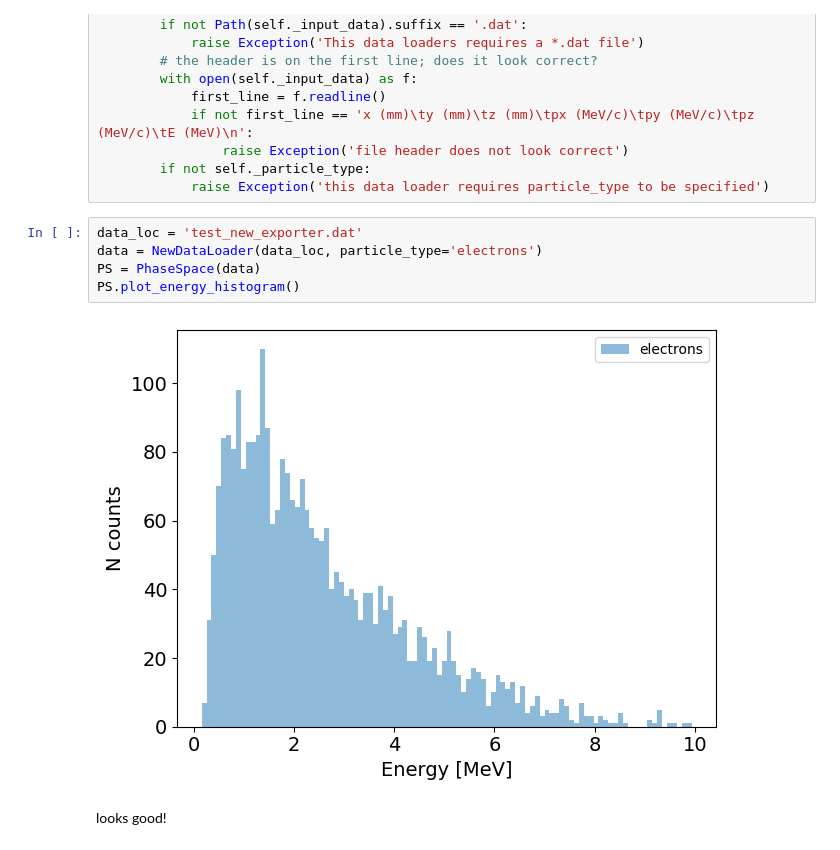
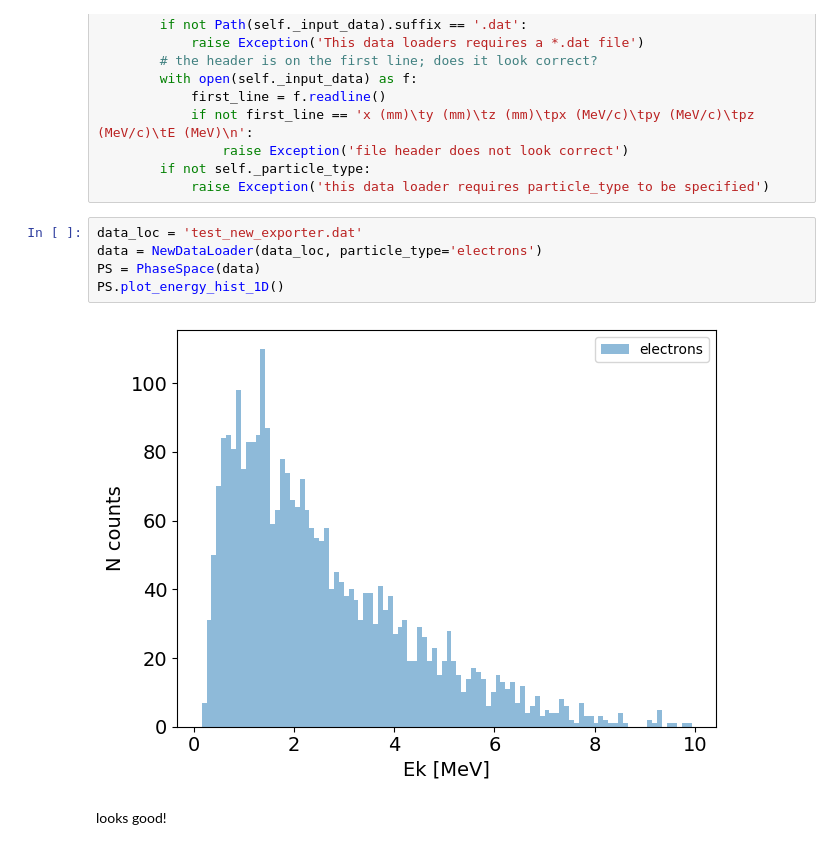
Before and after one commit to bwheelz36/ParticlePhaseSpace, a Jupyter notebook: examples/new_data_exporter.ipynb, the cells around one changed output. Saved outputs shown, nothing was run; the diff lists cells and outputs as text.

```diff
--- a/examples/new_data_exporter.ipynb
+++ b/examples/new_data_exporter.ipynb
@@ -127,9 +127,9 @@ class NewDataLoader(_DataLoadersBase):
 # %%
 data_loc = 'test_new_exporter.dat'
 data = NewDataLoader(data_loc, particle_type='electrons')
 PS = PhaseSpace(data)
-PS.plot_energy_histogram()
+PS.plot_energy_hist_1D()
 # %% [output]
-[figure, old version]
+[figure, new version]
 # %% [markdown]
 looks good!
```
Also changed, not shown: 1 other file.
